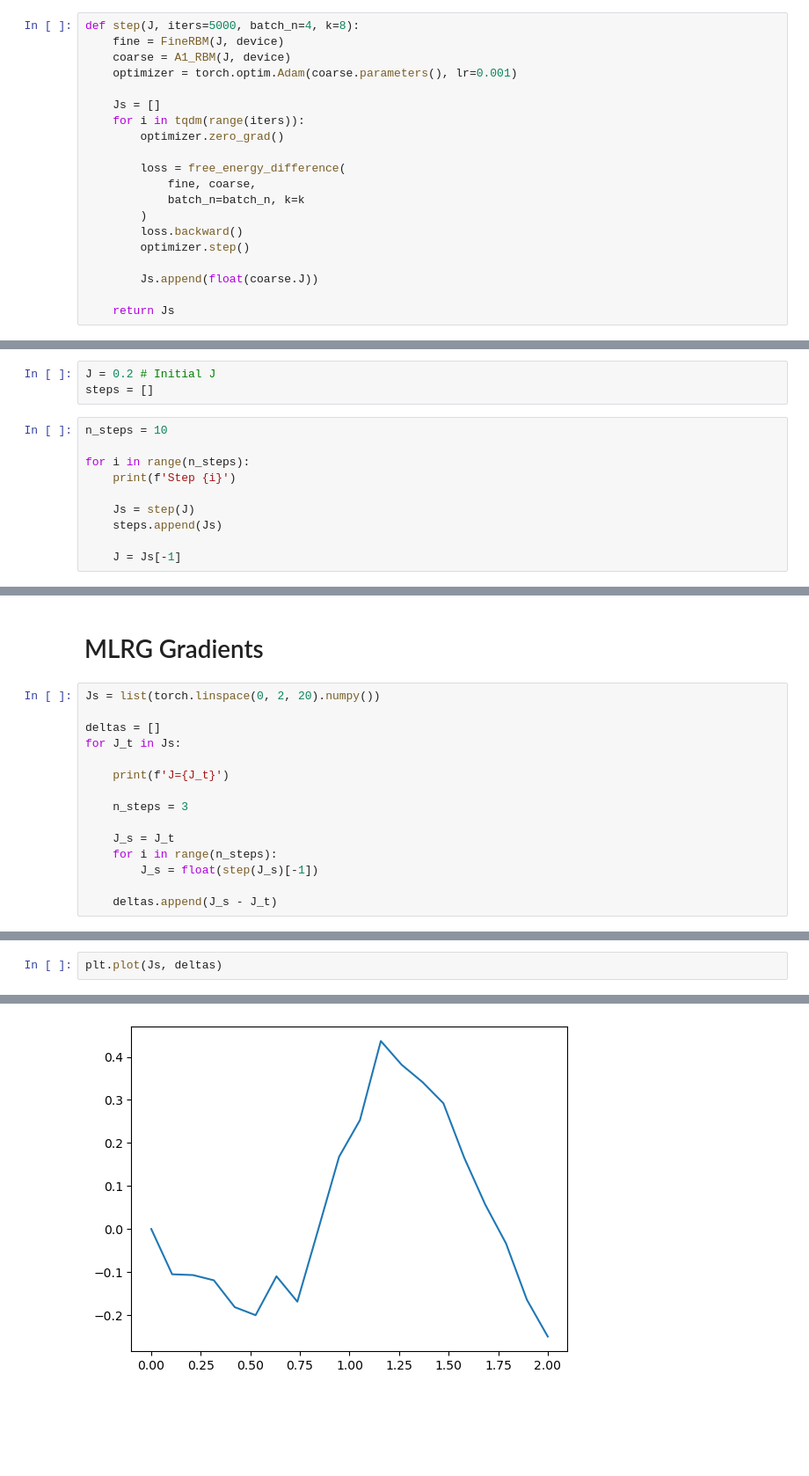
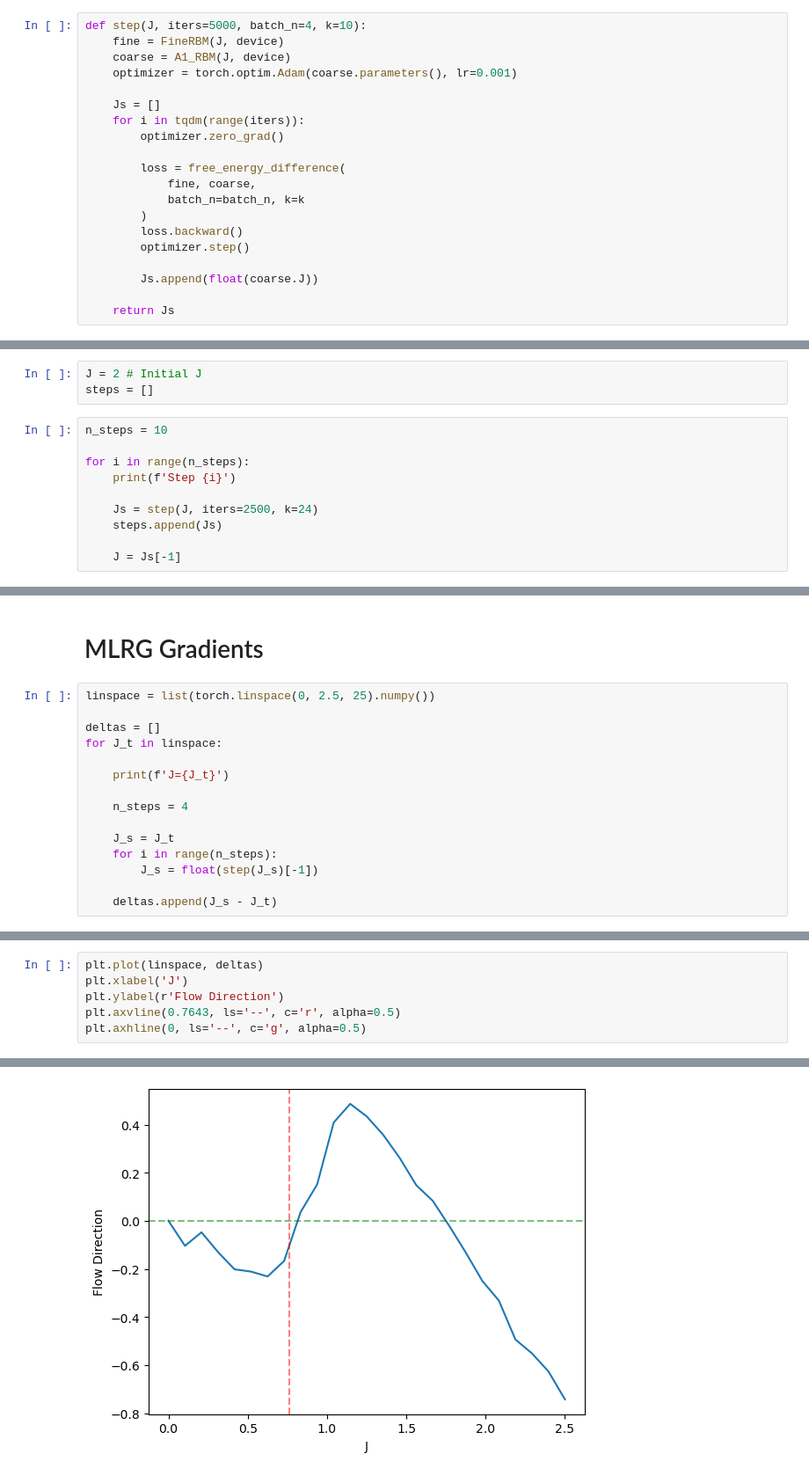
Before and after one commit to jshe2304/dlrg, a Jupyter notebook: mlrg.ipynb, the cells around one changed output, grey strips where cells are left out. Shown at 88% size. Cells and saved outputs as stored; diff of their text form; blank space fills up the shorter version.

```diff
--- a/mlrg.ipynb
+++ b/mlrg.ipynb
@@ -13,7 +13,7 @@ device = torch.device('cuda')
 # %% [markdown]
 # MLRG Step
 # %%
-def step(J, iters=5000, batch_n=4, k=8):
+def step(J, iters=5000, batch_n=4, k=10):
     fine = FineRBM(J, device)
     coarse = A1_RBM(J, device)
     optimizer = torch.optim.Adam(coarse.parameters(), lr=0.001)
@@ -35,7 +35,7 @@ def step(J, iters=5000, batch_n=4, k=8):
 # %% [markdown]
 # MLRG Loop
 # %%
-J = 0.2 # Initial J
+J = 2 # Initial J
 steps = []
 # %%
 n_steps = 10
@@ -43,7 +43,7 @@ n_steps = 10
 for i in range(n_steps):
     print(f'Step {i}')
 
-    Js = step(J)
+    Js = step(J, iters=2500, k=24)
     steps.append(Js)
 
     J = Js[-1]
@@ -68,14 +70,14 @@ plt.plot(list(
 # %% [markdown]
 # MLRG Gradients
 # %%
-Js = list(torch.linspace(0, 2, 20).numpy())
+linspace = list(torch.linspace(0, 2.5, 25).numpy())
 
 deltas = []
-for J_t in Js:
+for J_t in linspace:
 
     print(f'J={J_t}')
 
-    n_steps = 3
+    n_steps = 4
 
     J_s = J_t
     for i in range(n_steps):
@@ -99,3 +87,7 @@ J=1.1578947305679321
 # %%
-plt.plot(Js, deltas)
+plt.plot(linspace, deltas)
+plt.xlabel('J')
+plt.ylabel(r'Flow Direction')
+plt.axvline(0.7643, ls='--', c='r', alpha=0.5)
+plt.axhline(0, ls='--', c='g', alpha=0.5)
 # %% [output]
@@ -103 +95 @@ plt.plot(Js, deltas)
-[figure, old version]
+[figure, new version]
```
Also changed, not shown: parts of 3 cells of this notebook, 6 other files.
